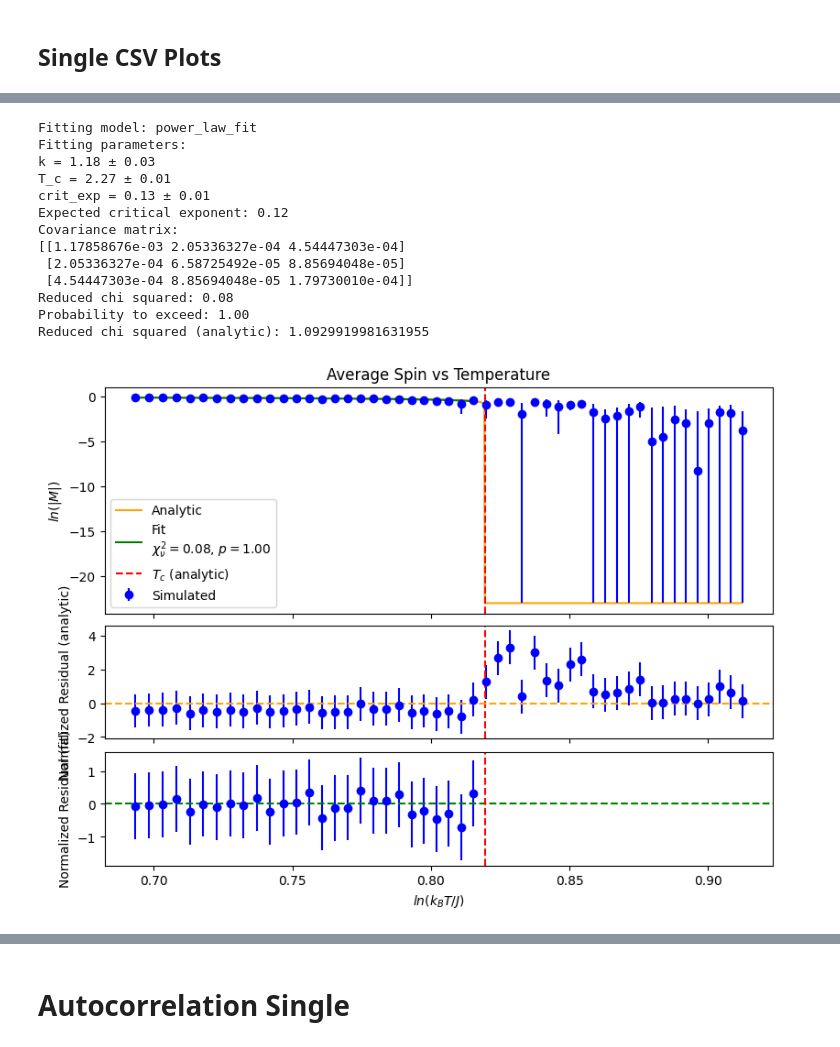
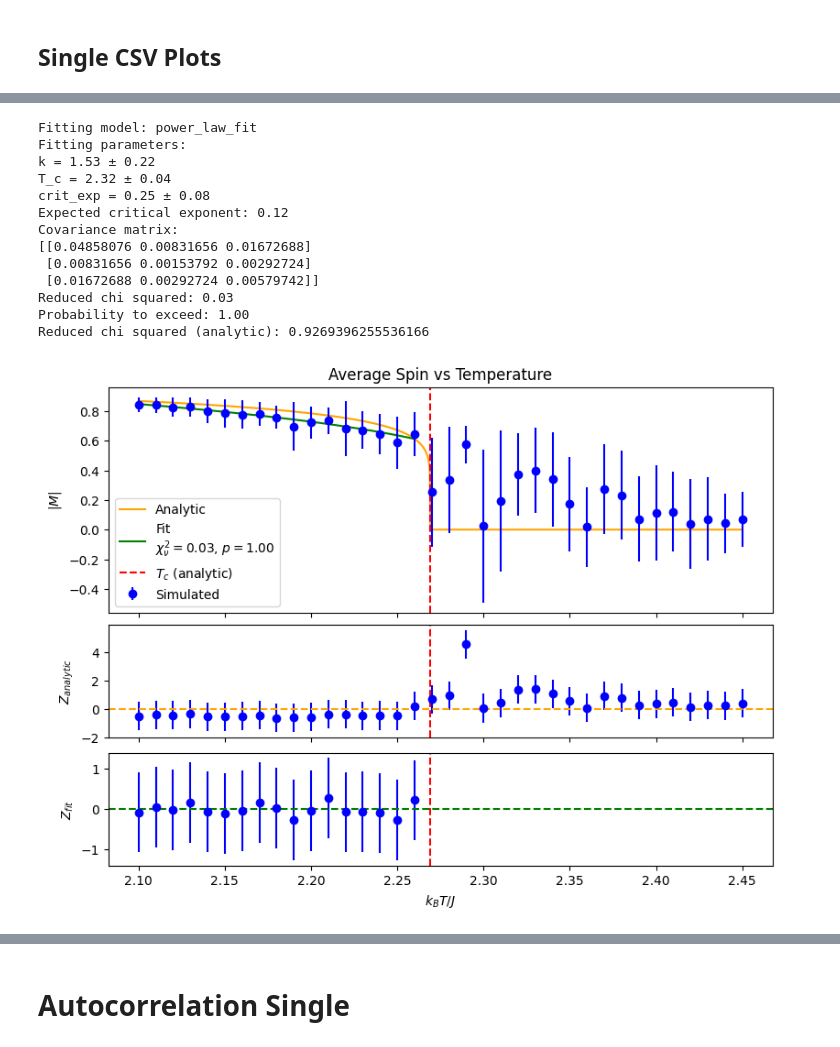
Before and after one commit to DarkLordProgrammer/ising, a Jupyter notebook: ising_plot_wyatt.ipynb, the cells around one changed output, grey strips where cells are left out. Cells and saved outputs as stored; diff of their text form; code cells hidden in the pictures.

```diff
--- a/ising_plot_wyatt.ipynb
+++ b/ising_plot_wyatt.ipynb
@@ -15,7 +15,8 @@ from scipy.stats import chi2
 # %%
 #Read in data
 project_directory = os.path.dirname(os.path.abspath("ising_plot.ipynb"))
-data_directory = os.path.join(project_directory, "ising_data_final")
+data_directory = os.path.join(project_directory, "final_data")
+#data_directory = os.path.join(project_directory, "final_data")
 rel_files = os.listdir(data_directory)
 abs_files = [os.path.join(data_directory, rel_file) for rel_file in rel_files]
 data_files = [file for file in abs_files if not file.find('EM')==-1]
@@ -124,14 +125,15 @@ def fit(fitting_model, X, X_c, Y_mean, Y_std, expected_crit_exp = 1.0,  from_abo
     assert (Y_std != np.zeros_like(Y_std)).all(), "Y_std is identically zero"
     T_c_bounds = (2, 3) #Bounds for T_c
     T_c_initial = np.average(T_c_bounds) #Initial value for T_c
+    crit_exp_bounds = (expected_crit_exp/2, 2*expected_crit_exp+0.5) #Bounds for critical exponent
     if fitting_model is power_law_fit or fitting_model is power_law_fit_neg:
-        bounds = to_tuple([(0, np.inf), T_c_bounds, (0, np.inf)]) #Bounds for k, T_c, crit_exp
-        param_ests = [1, T_c_initial, 1] #Initial values for k, T_C, crit_exp
+        bounds = to_tuple([(0, np.inf), T_c_bounds, crit_exp_bounds]) #Bounds for k, T_c, crit_exp
+        param_ests = [1, T_c_initial, expected_crit_exp] #Initial values for k, T_C, crit_exp
     elif fitting_model is power_law_exp_decay_fit:
         d_max = len(X)
         R_typical = np.mean(np.abs(Y_mean))
-        bounds = to_tuple([(0, np.inf), (0, 2*expected_crit_exp), (0, d_max+1), (0, d_max+1)])  #Bounds for R_0, eta, d_c, xi
-        param_ests = [10*R_typical, expected_crit_exp/2, 5, 1] #Initial values for R_0, eta, d_c, xi
+        bounds = to_tuple([(0, np.inf), (expected_crit_exp/2, 2*expected_crit_exp), (0, d_max+1), (0, np.inf)])  #Bounds for R_0, eta, d_c, xi
+        param_ests = [10*R_typical, expected_crit_exp, 5, 1] #Initial values for R_0, eta, d_c, xi
     elif fitting_model is M_abs_analytic_fit:
         bounds = to_tuple([T_c_bounds]) #Bounds for T_c
         param_ests = [T_c_initial] #Initial value for T_c
@@ -269,7 +272,8 @@ def get_ln_std(X_mean, X_std, use_asymmetric_error=True):
         ln_X_std = X_std / X_mean  # Propagated error (necessarily symmetric)
     return ln_X_std
 # %%
-if len(lattice_states) > 0:
+obtain_lattice_diagram = False
+if len(lattice_states) > 0 and obtain_lattice_diagram:
     lattice_indices = [0,2,1] #T<<T_c, T~T_c, T_c<<T
     lattice_states_for_plot = [lattice_states[i] for i in lattice_indices]
     fig, axs = plt.subplots(1,len(lattice_states_for_plot))
@@ -423,7 +427,7 @@ def create_plot(X,
         ax.plot(using[1], using[6], color='orange', label='Analytic')
         if fitting_model is None:
             res_ax.set_xlabel(X_label)
-        res_ax.set_ylabel('Normalized Residual (analytic)')
+        res_ax.set_ylabel(r'$Z_{analytic}$')
         res_ax.axhline(0, color='orange', linestyle='--')
     else: #Plotting specific to not having an analytic model
         if fitting_model is not None:
@@ -437,7 +441,7 @@ def create_plot(X,
     if fitting_model is not None:
         ax.plot(using[2], using[7], color='green', label=fit_legend_text) #Plot the fit
         Y_std_norm_res_fit = 1
-        fit_ax.set_ylabel('Normalized Residual (fit)')
+        fit_ax.set_ylabel(r'$Z_{fit}$')
         fit_ax.errorbar(using[8], Y_mean_norm_res_fit, yerr= Y_std_norm_res_fit, fmt='o', color='blue', label='Residuals (fit)')
         fit_ax.axhline(0, color='green', linestyle='--')
         fit_ax.set_xlabel(X_label)
@@ -475,20 +481,20 @@ Reduced chi squared (analytic): 0.8485936182281804
 # %%
-create_T_plot(mean=np.abs(M_mean), std=M_std, symbol='|M|', name='Average Spin', log_plot=True, expected_crit_exp=1/8, get_analytic=get_M_abs_analytic, from_above = False)
+create_T_plot(mean=np.abs(M_mean), std=M_std, symbol='|M|', name='Average Spin', log_plot=False, expected_crit_exp=1/8, get_analytic=get_M_abs_analytic, from_above = False)
 # %% [output]
 Fitting model: power_law_fit
 Fitting parameters:
-k = 1.18 ± 0.03
-T_c = 2.27 ± 0.01
-crit_exp = 0.13 ± 0.01
+k = 1.53 ± 0.22
+T_c = 2.32 ± 0.04
+crit_exp = 0.25 ± 0.08
 Expected critical exponent: 0.12
 Covariance matrix:
-[[1.17858676e-03 2.05336327e-04 4.54447303e-04]
- [2.05336327e-04 6.58725492e-05 8.85694048e-05]
- [4.54447303e-04 8.85694048e-05 1.79730010e-04]]
-Reduced chi squared: 0.08
+[[0.04858076 0.00831656 0.01672688]
+ [0.00831656 0.00153792 0.00292724]
+ [0.01672688 0.00292724 0.00579742]]
+Reduced chi squared: 0.03
 Probability to exceed: 1.00
-Reduced chi squared (analytic): 1.0929919981631955
+Reduced chi squared (analytic): 0.9269396255536166
-[figure, old version]
+[figure, new version]
 # %%
 create_T_plot(np.abs(M_mean), M_std, symbol='|M|', name='Average Spin', log_plot=False, expected_crit_exp=1/8, get_analytic=get_M_abs_analytic, fitting_model=M_abs_analytic_fit, from_above = False)
 # %% [output]
```
Also changed, not shown: parts of 16 cells of this notebook, 17 other files.
